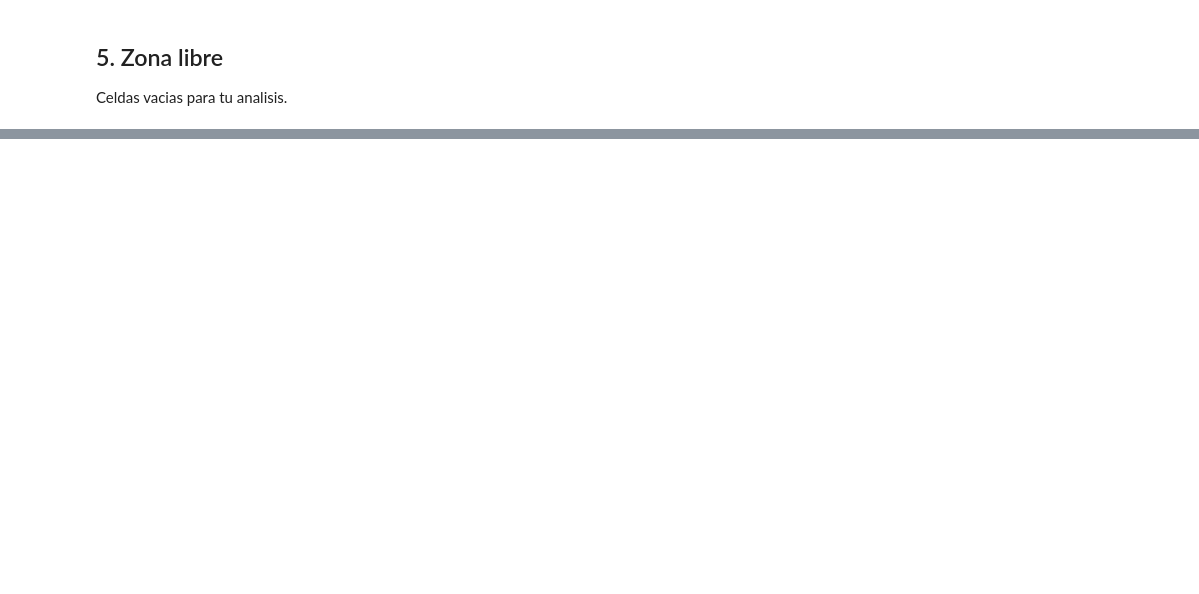
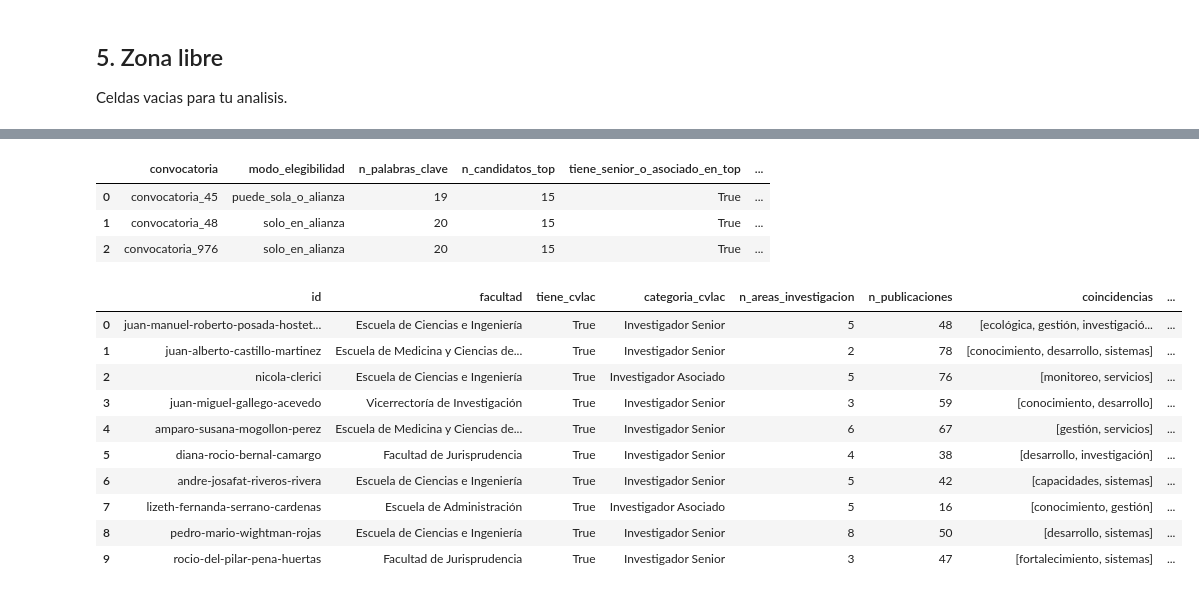
Before and after one commit to WhiterBy1/convocaur, a Jupyter notebook: laboratorio/andres/exploracion.ipynb, the cells around one changed output, grey strips where cells are left out. Cells and saved outputs as stored; diff of their text form; code cells hidden in the pictures; blank space fills up the shorter version.

```diff
--- a/laboratorio/andres/exploracion.ipynb
+++ b/laboratorio/andres/exploracion.ipynb
@@ -106,0 +323,8 @@ Celdas vacias para tu analisis.
+# %%
+CATEGORIAS_FUERTES = {"Investigador Senior", "Investigador Asociado"}
+
+def extraer_palabras_clave(info_conv: dict, top_n: int = 20) -> set[str]:
+    texto = (info_conv.get("objetivo") or "") + " " + " ".join(
+        lt.get("nombre") or "" for lt in info_conv.get("lineas_tematicas") or []
+    )
+    return {w for w, _ in Counter(tokenizar(texto)).most_common(top_n)}
@@ -106,0 +349,47 @@ Celdas vacias para tu analisis.
+# %%
+resumen_cobertura = []
+shortlists_por_convocatoria = {}
+
+for conv_id, info_conv in nlp.items():
+    veredicto = elegibilidad.get(conv_id, {}).get("veredicto_final", {})
+    if not veredicto.get("puede_postularse"):
+        print(f"Salto {conv_id}: Rosario no es elegible")
+        continue
+
+    palabras_clave, top_candidatos = construir_shortlist(conv_id)
+    shortlists_por_convocatoria[conv_id] = top_candidatos
+    guardar_salida(PERSONA, f"shortlist_keyword_{conv_id}.csv", top_candidatos)
+
+    tiene_cobertura_fuerte = top_candidatos["categoria_cvlac"].isin(CATEGORIAS_FUERTES).any()
+    resumen_cobertura.append({
+        "convocatoria": conv_id,
+        "modo_elegibilidad": veredicto.get("modo"),
+        "n_palabras_clave": len(palabras_clave),
+        "n_candidatos_top": len(top_candidatos),
+        "tiene_senior_o_asociado_en_top": tiene_cobertura_fuerte,
+        "equipo_suficiente": "parcial" if tiene_cobertura_fuerte else "insuficiente",
+    })
+
+df_resumen_cobertura = pd.DataFrame(resumen_cobertura)
+guardar_salida(PERSONA, "resumen_cobertura_piloto.csv", df_resumen_cobertura)
+df_resumen_cobertura
+# %% [output]
+|  | convocatoria | modo_elegibilidad | n_palabras_clave | n_candidatos_top | tiene_senior_o_asociado_en_top | ... |
+| 0 | convocatoria_45 | puede_sola_o_alianza | 19 | 15 | True | ... |
+| 1 | convocatoria_48 | solo_en_alianza | 20 | 15 | True | ... |
+| 2 | convocatoria_976 | solo_en_alianza | 20 | 15 | True | ... |
+# %%
+# Detalle de una convocatoria puntual (cambia la clave para inspeccionar otra)
+shortlists_por_convocatoria["convocatoria_48"].head(10)
+# %% [output]
+|  | id | facultad | tiene_cvlac | categoria_cvlac | n_areas_investigacion | n_publicaciones | coincidencias | ... |
+| 0 | juan-manuel-roberto-posada-hostet... | Escuela de Ciencias e Ingeniería | True | Investigador Senior | 5 | 48 | [ecológica, gestión, investigació... | ... |
+| 1 | juan-alberto-castillo-martinez | Escuela de Medicina y Ciencias de... | True | Investigador Senior | 2 | 78 | [conocimiento, desarrollo, sistemas] | ... |
+| 2 | nicola-clerici | Escuela de Ciencias e Ingeniería | True | Investigador Asociado | 5 | 76 | [monitoreo, servicios] | ... |
+| 3 | juan-miguel-gallego-acevedo | Vicerrectoría de Investigación | True | Investigador Senior | 3 | 59 | [conocimiento, desarrollo] | ... |
+| 4 | amparo-susana-mogollon-perez | Escuela de Medicina y Ciencias de... | True | Investigador Senior | 6 | 67 | [gestión, servicios] | ... |
+| 5 | diana-rocio-bernal-camargo | Facultad de Jurisprudencia | True | Investigador Senior | 4 | 38 | [desarrollo, investigación] | ... |
+| 6 | andre-josafat-riveros-rivera | Escuela de Ciencias e Ingeniería | True | Investigador Senior | 5 | 42 | [capacidades, sistemas] | ... |
+| 7 | lizeth-fernanda-serrano-cardenas | Escuela de Administración | True | Investigador Asociado | 5 | 16 | [conocimiento, gestión] | ... |
+| 8 | pedro-mario-wightman-rojas | Escuela de Ciencias e Ingeniería | True | Investigador Senior | 8 | 50 | [desarrollo, sistemas] | ... |
+| 9 | rocio-del-pilar-pena-huertas | Facultad de Jurisprudencia | True | Investigador Senior | 3 | 47 | [fortalecimiento, sistemas] | ... |
```
Also changed, not shown: parts of 17 cells of this notebook, 8 other files.
